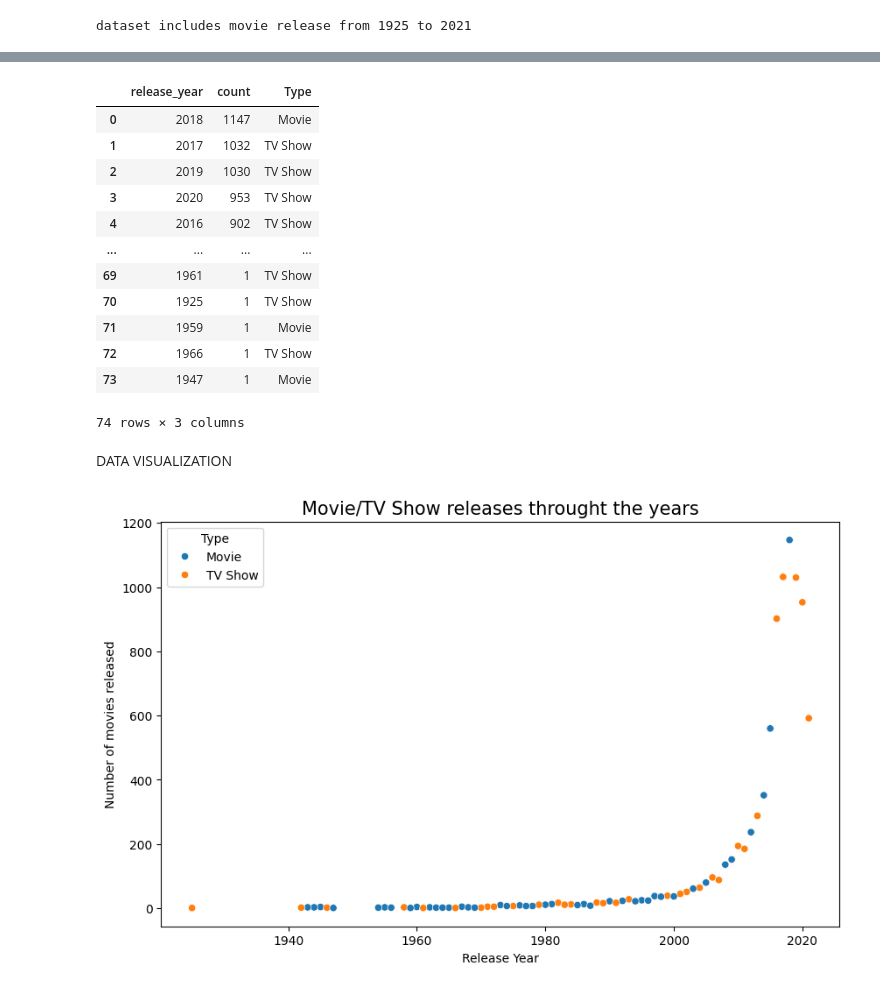
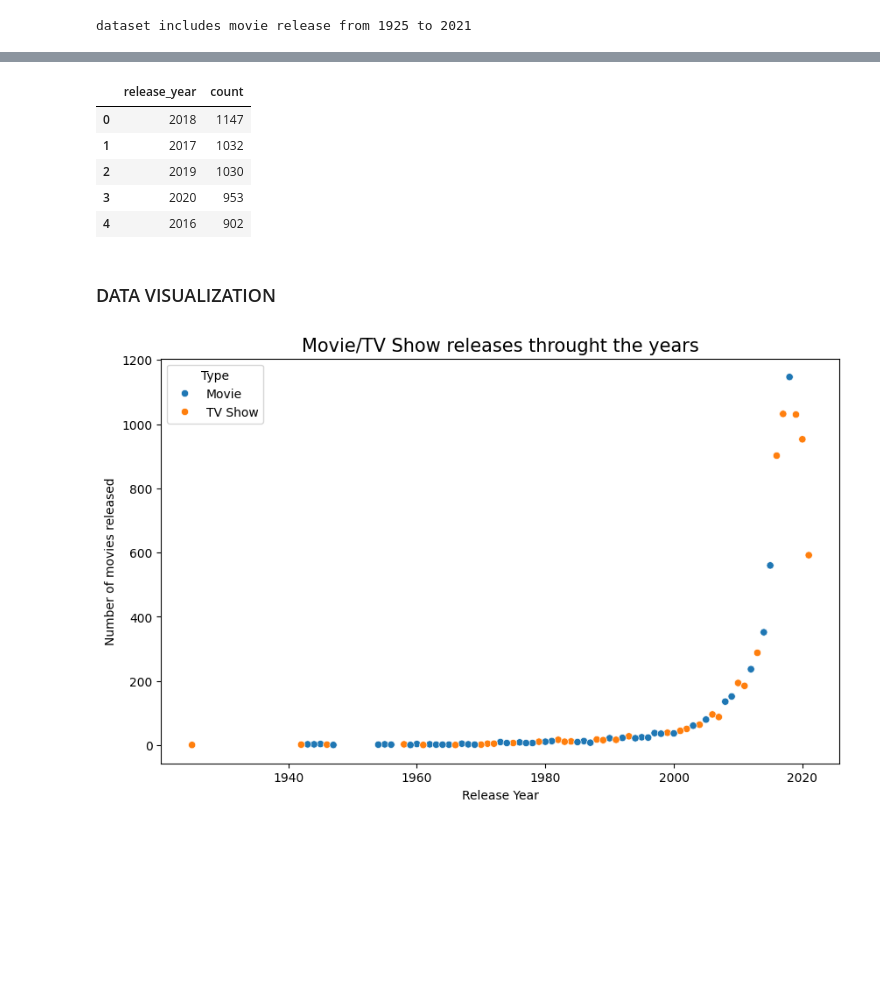
Before and after one commit to sanskardev/Netflix-EDA, a Jupyter notebook: netflix_eda.ipynb, the cells around one changed output, grey strips where cells are left out. Drawn from its saved outputs; the diff is of its cells as text; code cells hidden in the pictures; blank space fills up the shorter version.

```diff
--- a/netflix_eda.ipynb
+++ b/netflix_eda.ipynb
@@ -140,21 +156,14 @@ year_df
 # %%
 year_df['Type'] = netflix_df['type']
 # %%
-year_df
+year_df.head()
 # %% [output]
-|  | release_year | count | Type |
-| 0 | 2018 | 1147 | Movie |
-| 1 | 2017 | 1032 | TV Show |
-| 2 | 2019 | 1030 | TV Show |
-| 3 | 2020 | 953 | TV Show |
-| 4 | 2016 | 902 | TV Show |
-| ... | ... | ... | ... |
-| 69 | 1961 | 1 | TV Show |
-| 70 | 1925 | 1 | TV Show |
-| 71 | 1959 | 1 | Movie |
-| 72 | 1966 | 1 | TV Show |
-| 73 | 1947 | 1 | Movie |
+|  | release_year | count |
+| 0 | 2018 | 1147 |
+| 1 | 2017 | 1032 |
+| 2 | 2019 | 1030 |
+| 3 | 2020 | 953 |
+| 4 | 2016 | 902 |
-74 rows × 3 columns
-# %% [markdown]
-DATA VISUALIZATION
+# %% [markdown]
+### DATA VISUALIZATION
 # %%
```
Also changed, not shown: parts of 14 cells of this notebook.
